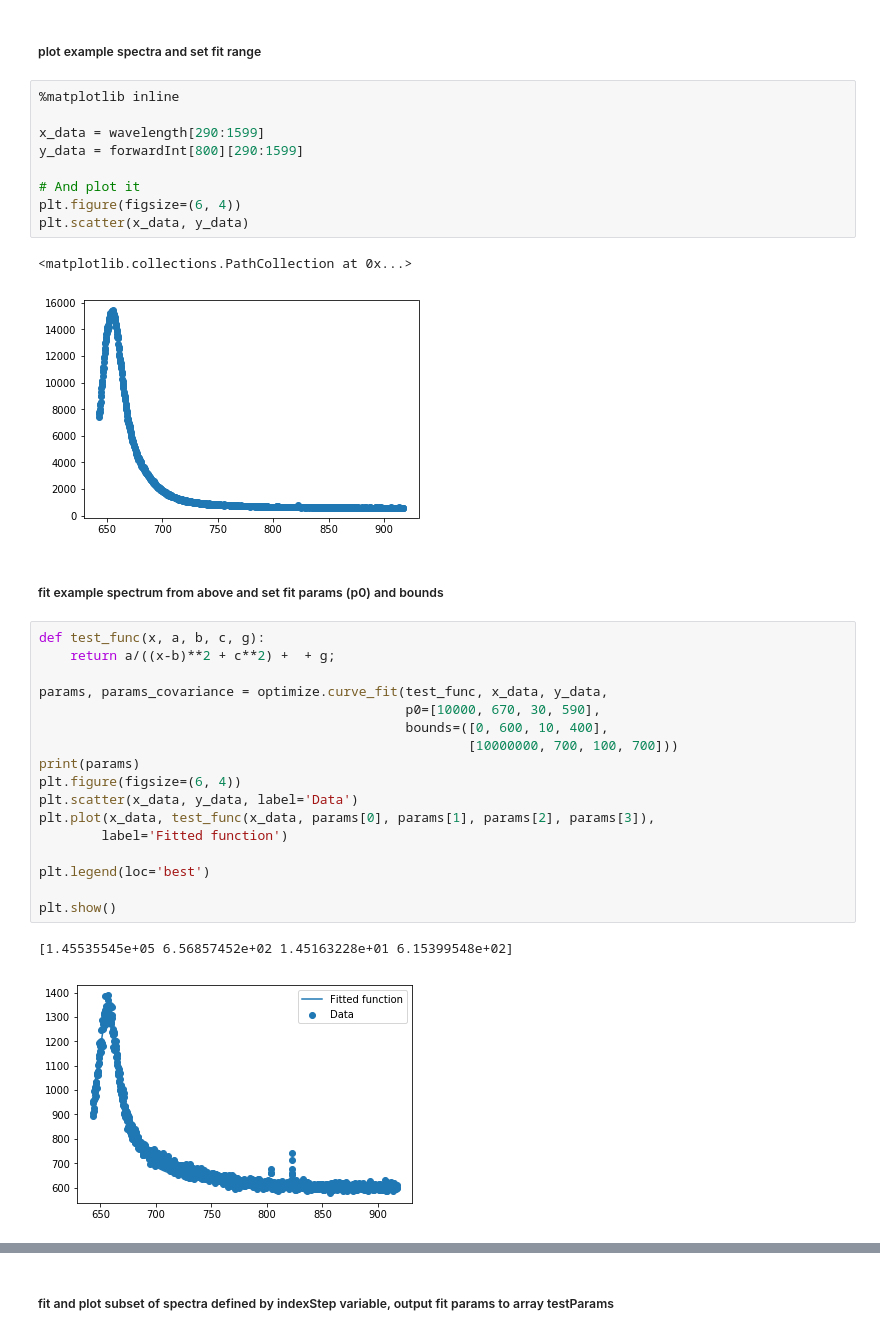
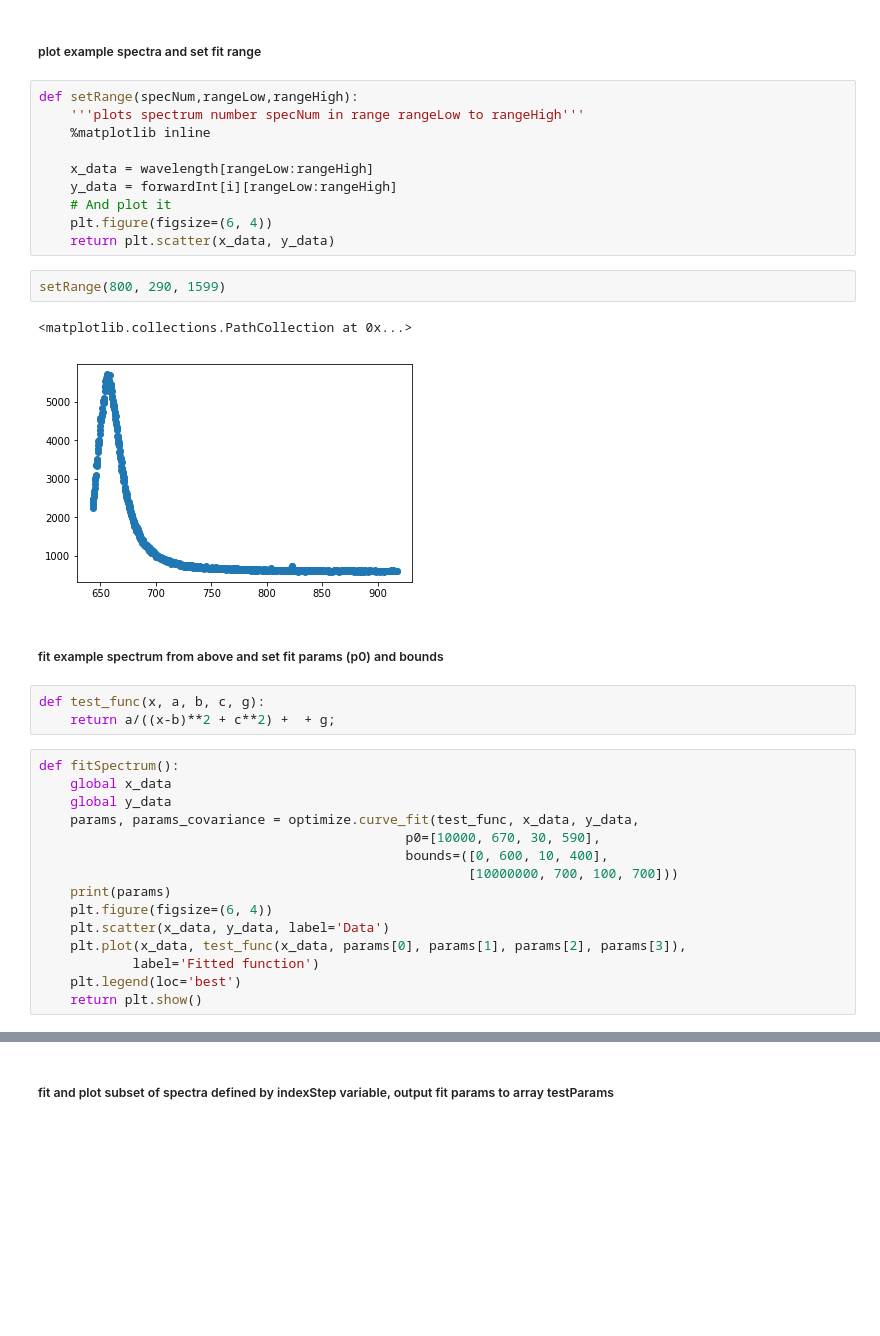
Before and after one commit to mollyamay/spatio-spectral-imaging, a Jupyter notebook: spatio_spectral_imaging.ipynb, the cells around one changed output, grey strips where cells are left out. Drawn from its saved outputs; the diff is of its cells as text; blank space fills up the shorter version.

```diff
--- a/spatio_spectral_imaging.ipynb
+++ b/spatio_spectral_imaging.ipynb
@@ -134,36 +137,37 @@ plotInt()
 # %% [markdown]
 ##### plot example spectra and set fit range
 # %%
-%matplotlib inline
+def setRange(specNum,rangeLow,rangeHigh):
+    '''plots spectrum number specNum in range rangeLow to rangeHigh'''
+    %matplotlib inline
 
-x_data = wavelength[290:1599]
-y_data = forwardInt[800][290:1599]
-
-# And plot it
-plt.figure(figsize=(6, 4))
-plt.scatter(x_data, y_data)
+    x_data = wavelength[rangeLow:rangeHigh]
+    y_data = forwardInt[i][rangeLow:rangeHigh]
+    # And plot it
+    plt.figure(figsize=(6, 4))
+    return plt.scatter(x_data, y_data)
-# %% [output]
-<matplotlib.collections.PathCollection at 0x...>
-[figure, removed]
+# %%
+setRange(800, 290, 1599)
+# %% [output]
+<matplotlib.collections.PathCollection at 0x...>
+[figure, added]
 # %% [markdown]
 ##### fit example spectrum from above and set fit params (p0) and bounds
+# %%
+def test_func(x, a, b, c, g):
+    return a/((x-b)**2 + c**2) +  + g;
 # %%
-def test_func(x, a, b, c, g):
-    return a/((x-b)**2 + c**2) +  + g;
-
-params, params_covariance = optimize.curve_fit(test_func, x_data, y_data,
+def fitSpectrum():
+    global x_data
+    global y_data
+    params, params_covariance = optimize.curve_fit(test_func, x_data, y_data,
                                                p0=[10000, 670, 30, 590],
                                                bounds=([0, 600, 10, 400],
                                                        [10000000, 700, 100, 700]))
-print(params)
-plt.figure(figsize=(6, 4))
-plt.scatter(x_data, y_data, label='Data')
-plt.plot(x_data, test_func(x_data, params[0], params[1], params[2], params[3]),
-        label='Fitted function')
-
-plt.legend(loc='best')
-
-plt.show()
+    print(params)
+    plt.figure(figsize=(6, 4))
+    plt.scatter(x_data, y_data, label='Data')
+    plt.plot(x_data, test_func(x_data, params[0], params[1], params[2], params[3]),
+            label='Fitted function')
+    plt.legend(loc='best')
+    return plt.show()
-# %% [output]
-[1.45535545e+05 6.56857452e+02 1.45163228e+01 6.15399548e+02]
-[figure, removed]
```
Also changed, not shown: parts of 17 cells of this notebook.
